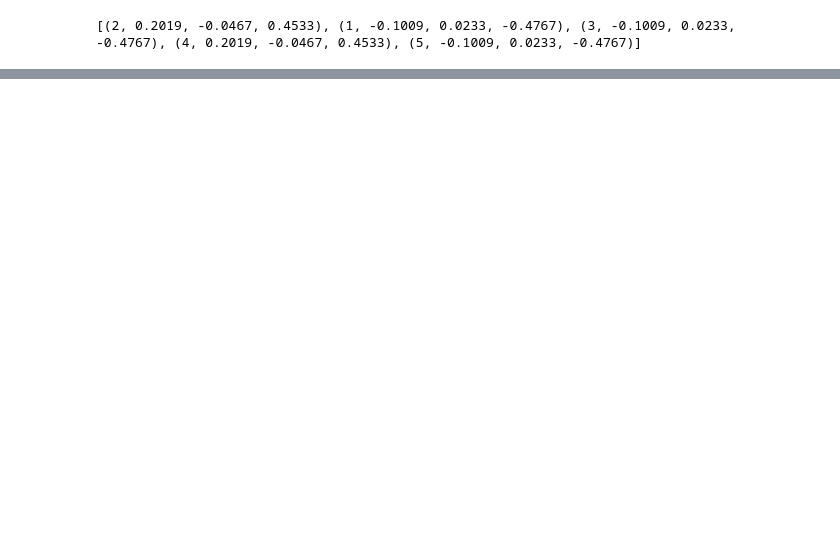
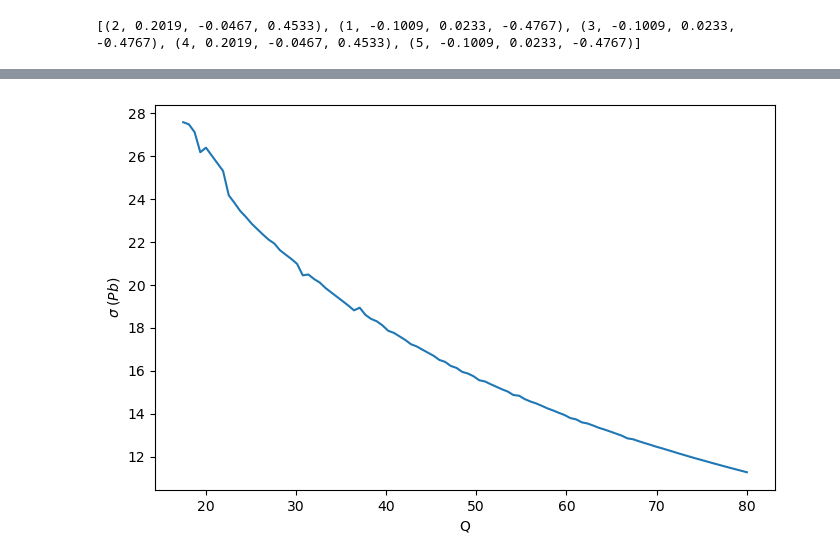
Before and after one commit to benkjor/LIV, a Jupyter notebook: cross section variation Q80/diff_Cross.ipynb, the cells around one changed output, grey strips where cells are left out. Drawn from its saved outputs; the diff is of its cells as text; code cells hidden in the pictures; blank space fills up the shorter version.

```diff
--- a/cross section variation Q80/diff_Cross.ipynb
+++ b/cross section variation Q80/diff_Cross.ipynb
@@ -76,6 +83,12 @@ CL4 = tn.tensor([
     [0,0,-1e-5, 0]
 ], dtype=tn.float32)
 
+CLzz = tn.tensor([
+    [0, 0, 0, 0],
+    [0, 0, 0, 0],
+    [0, 0, 0, 0],
+    [0,0,0, -1e-5]
+], dtype=tn.float32)
 
 CR = tn.tensor([
     [0, 0, 0, 0],
@@ -369,0 +473,20 @@ plt.show()
+# %%
+A = 1 / np.sqrt(2)
+p1 = A * tn.tensor([1, 0, 0, 1], dtype=tn.float32)
+p2 = A * tn.tensor([1, 0, 0, -1], dtype=tn.float32)
+QQ2= np.linspace(17.5,80,100)
+
+jk = [(integrate_sigma_hat_prime_sme(Q**2/s,CLzz, p1, p2,2, Q)+ integrate_sigma_hat_prime_sm(Q**2/s, 2, Q) )for Q in QQ2]
+
+plt.figure(figsize=(8, 5))
+
+# Create the step plot
+plt.plot(QQ, jk)
+
+plt.xlabel('Q')
+# plt.yscale('log')
+plt.ylabel('$\\sigma \\;(Pb)$')
+# plt.title(f'Integrated d_sigma over Q bins for $C^{{33}}_{{uL}}=${c_33L} and $C^{{33}}_{{uR}}=${c_33R}')
+plt.show()
+# %% [output]
+[figure, added]
```
Also changed, not shown: parts of 21 cells of this notebook, 9 other files.
